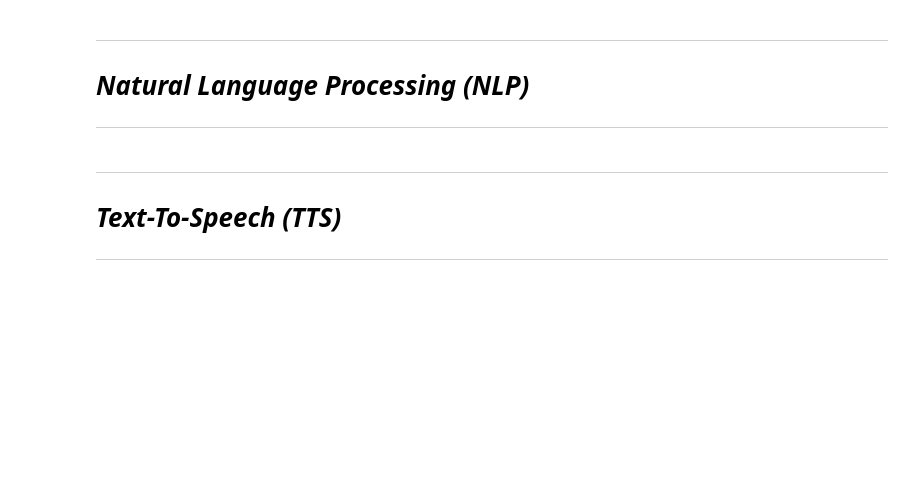
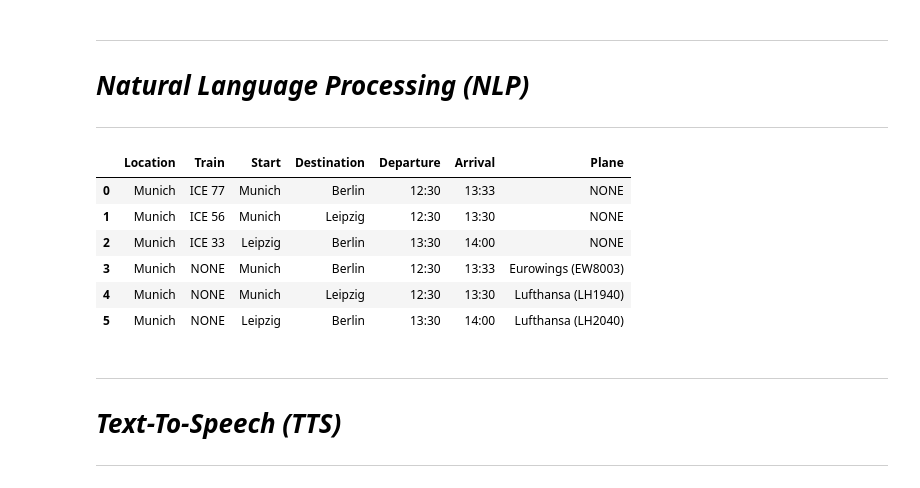
Before and after one commit to 1ucky40nc3/TREX, a Jupyter notebook: TREX.ipynb, the cells around one changed output. Drawn from its saved outputs; the diff is of its cells as text; code cells hidden in the pictures; blank space fills up the shorter version.

```diff
--- a/TREX.ipynb
+++ b/TREX.ipynb
@@ -263,34 +263,44 @@ def plane_table() -> pd.DataFrame:
 def df_to_csv(df) -> str:
     csv = io.StringIO()
     df.to_csv(csv, index=False)
     return csv.getvalue()
 
 def csv_to_df(csv) -> pd.DataFrame:
     return pd.read_csv(io.StringIO(csv))
 
 def travel_tables(tables=[train_table(), plane_table()]) -> pd.DataFrame:
     travel = pd.concat(tables)
     travel = travel.fillna("NONE")
 
     csv = df_to_csv(travel)
     travel = csv_to_df(csv)
     return travel
 
 travel_samples = """Question: "I am in Hannover. It is 17:48. Which train can I take from Munich to Berlin?" Context: "ICE 33" Answer: "The train ICE 33 will travel from Munich to Berlin."
 Question: "I am in Frankfurt. It is 09:32. When will the next flight to Madrid leave?" Context: "07:59" Answer: "The next to Madrid will leave 07:59."
 Question: "I am in Hannover. It is 17:48. What is the best train to get to Berlin from London?" Context: "ICE 33" Answer: "The train ICE 33 is the fastest."
 Question: "I am in Munich. It is 05:51. From which platform does the RB 61 exit to Zurich?" Context: "8" Answer: "The RB 61 will departs from the platform 8."
 Question: "I am in Berlin. It is 12:20. How can I get to London by aircraft?" Context: "Eurowings (EW8003)" Answer: "The flight Eurowings (EW8003) will leave for London."
 Question: "I am in London. It is 12:20. I am at a train station. How can I get to Frankfurt?" Context: "ICE 923" Answer: "The train ICE 77 is available for your trip."
 Question: "I am in Hamburg. It is 23:43. From which gate does the Lufthansa aircraft (LH1940) take off?" Context: "23" Answer: "The Lufthansa airliner (LH1940) will take off from gate 23."
 Question: "I am in Stuttgart. It is 08:24. When will the next ICE to Bremen leave?" Context: "07:59" Answer: "The next to Bremen will leave 07:59."
 """
 
 def travel_time() -> str:
     return "13:21"
 
 def travel_location() -> str:
-    return "Berlin"
+    return "Munich"
+
+travel_tables()
+# %% [output]
+|  | Location | Train | Start | Destination | Departure | Arrival | Plane |
+| 0 | Munich | ICE 77 | Munich | Berlin | 12:30 | 13:33 | NONE |
+| 1 | Munich | ICE 56 | Munich | Leipzig | 12:30 | 13:30 | NONE |
+| 2 | Munich | ICE 33 | Leipzig | Berlin | 13:30 | 14:00 | NONE |
+| 3 | Munich | NONE | Munich | Berlin | 12:30 | 13:33 | Eurowings (EW8003) |
+| 4 | Munich | NONE | Munich | Leipzig | 12:30 | 13:30 | Lufthansa (LH1940) |
+| 5 | Munich | NONE | Leipzig | Berlin | 13:30 | 14:00 | Lufthansa (LH2040) |
 # %%
 # @title | NLP | NLP Implementation
 
```
Also changed, not shown: parts of 2 cells of this notebook.
